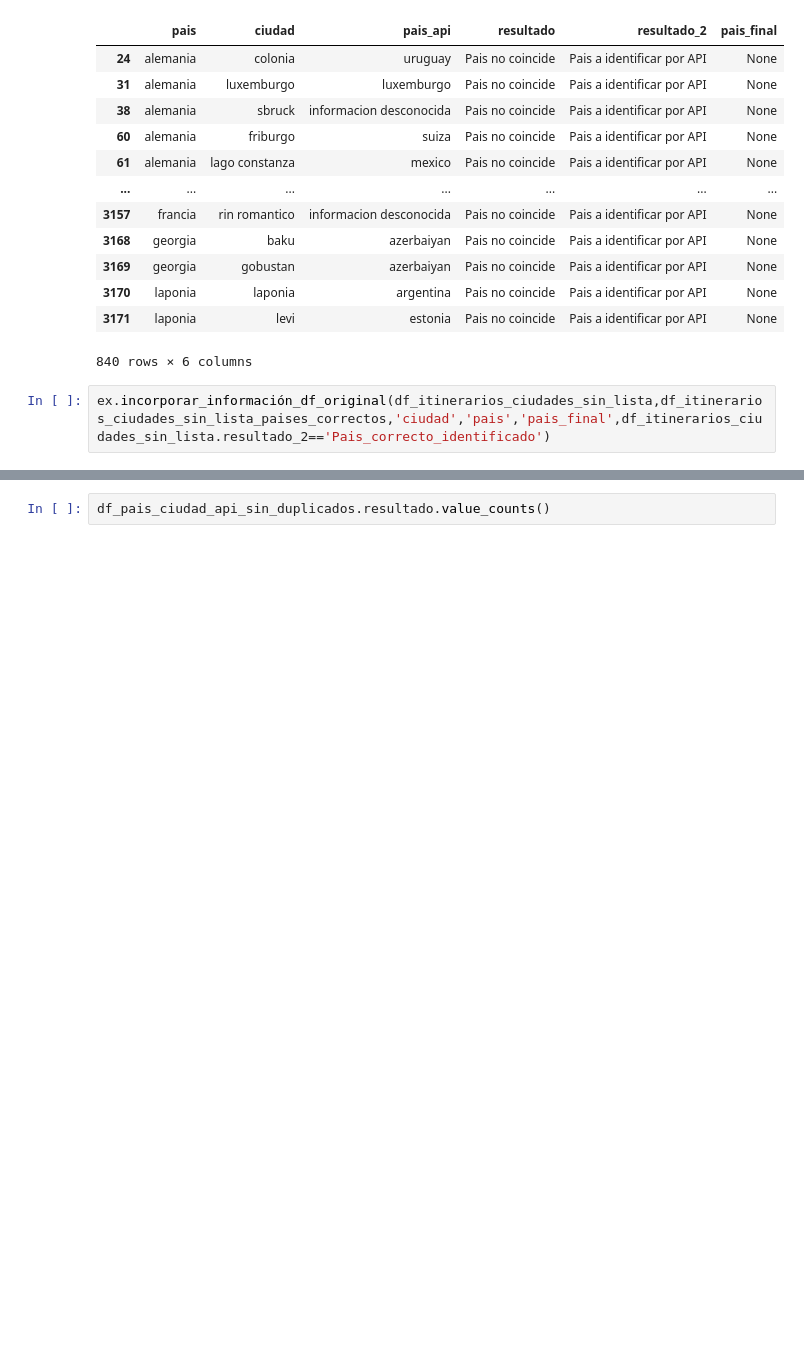
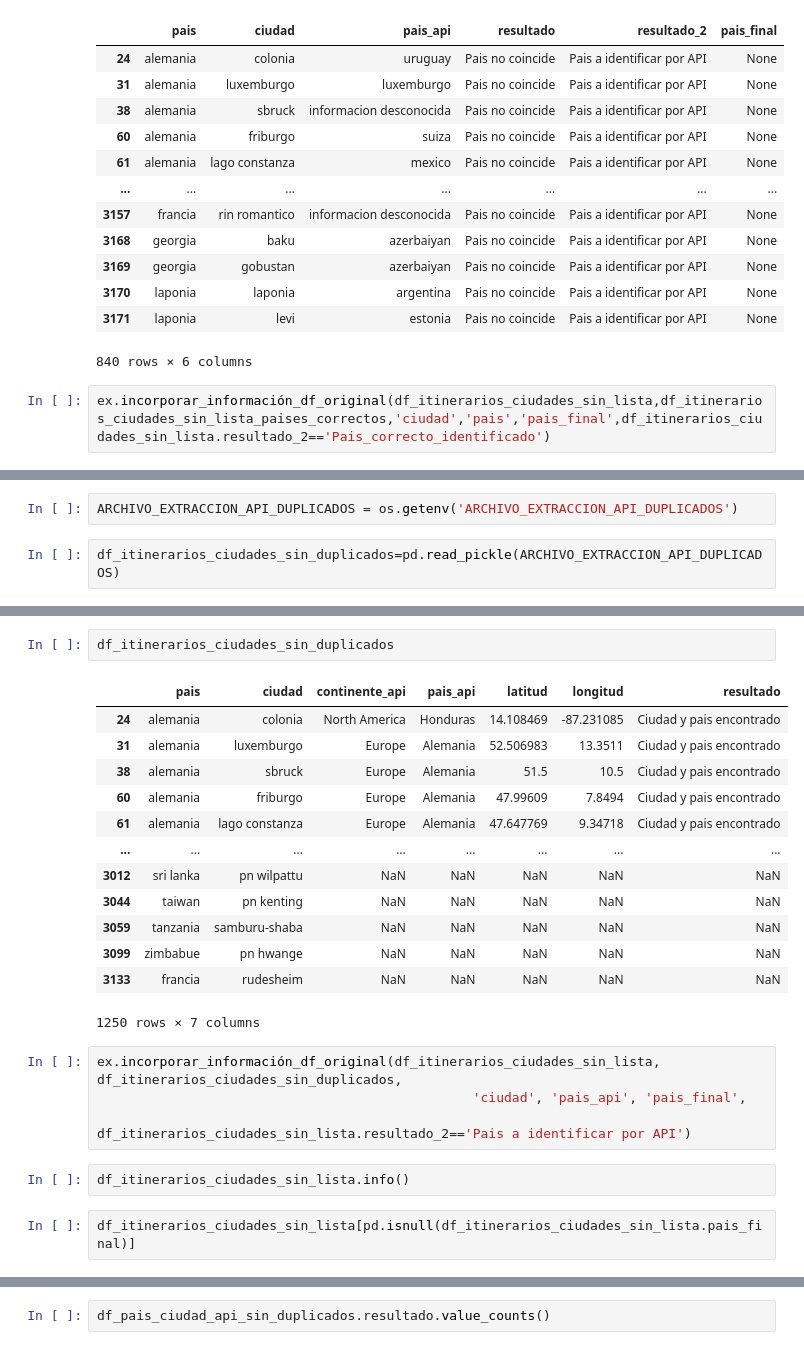
Before and after one commit to VanesaFloresRivera/Proyecto-Final, a Jupyter notebook: notebooks/transformación.ipynb, the cells around one changed output, grey strips where cells are left out. Saved outputs shown, nothing was run; the diff lists cells and outputs as text; blank space fills up the shorter version.

```diff
--- a/notebooks/transformación.ipynb
+++ b/notebooks/transformación.ipynb
@@ -830,0 +820,4 @@ ValueError: Columns must be same length as key
+# %%
+ARCHIVO_EXTRACCION_API_DUPLICADOS = os.getenv('ARCHIVO_EXTRACCION_API_DUPLICADOS')
+# %%
+df_itinerarios_ciudades_sin_duplicados=pd.read_pickle(ARCHIVO_EXTRACCION_API_DUPLICADOS)
@@ -830,0 +840,24 @@ ValueError: Columns must be same length as key
+# %%
+df_itinerarios_ciudades_sin_duplicados
+# %% [output]
+|  | pais | ciudad | continente_api | pais_api | latitud | longitud | resultado |
+| 24 | alemania | colonia | North America | Honduras | 14.108469 | -87.231085 | Ciudad y pais encontrado |
+| 31 | alemania | luxemburgo | Europe | Alemania | 52.506983 | 13.3511 | Ciudad y pais encontrado |
+| 38 | alemania | sbruck | Europe | Alemania | 51.5 | 10.5 | Ciudad y pais encontrado |
+| 60 | alemania | friburgo | Europe | Alemania | 47.99609 | 7.8494 | Ciudad y pais encontrado |
+| 61 | alemania | lago constanza | Europe | Alemania | 47.647769 | 9.34718 | Ciudad y pais encontrado |
+| ... | ... | ... | ... | ... | ... | ... | ... |
+| 3012 | sri lanka | pn wilpattu | NaN | NaN | NaN | NaN | NaN |
+| 3044 | taiwan | pn kenting | NaN | NaN | NaN | NaN | NaN |
+| 3059 | tanzania | samburu-shaba | NaN | NaN | NaN | NaN | NaN |
+| 3099 | zimbabue | pn hwange | NaN | NaN | NaN | NaN | NaN |
+| 3133 | francia | rudesheim | NaN | NaN | NaN | NaN | NaN |
+1250 rows × 7 columns
+# %%
+ex.incorporar_información_df_original(df_itinerarios_ciudades_sin_lista, df_itinerarios_ciudades_sin_duplicados,
+                                                'ciudad', 'pais_api', 'pais_final',
+                                                df_itinerarios_ciudades_sin_lista.resultado_2=='Pais a identificar por API')
+# %%
+df_itinerarios_ciudades_sin_lista.info()
+# %%
+df_itinerarios_ciudades_sin_lista[pd.isnull(df_itinerarios_ciudades_sin_lista.pais_final)]
```
Also changed, not shown: parts of 30 cells of this notebook, 8 other files.
